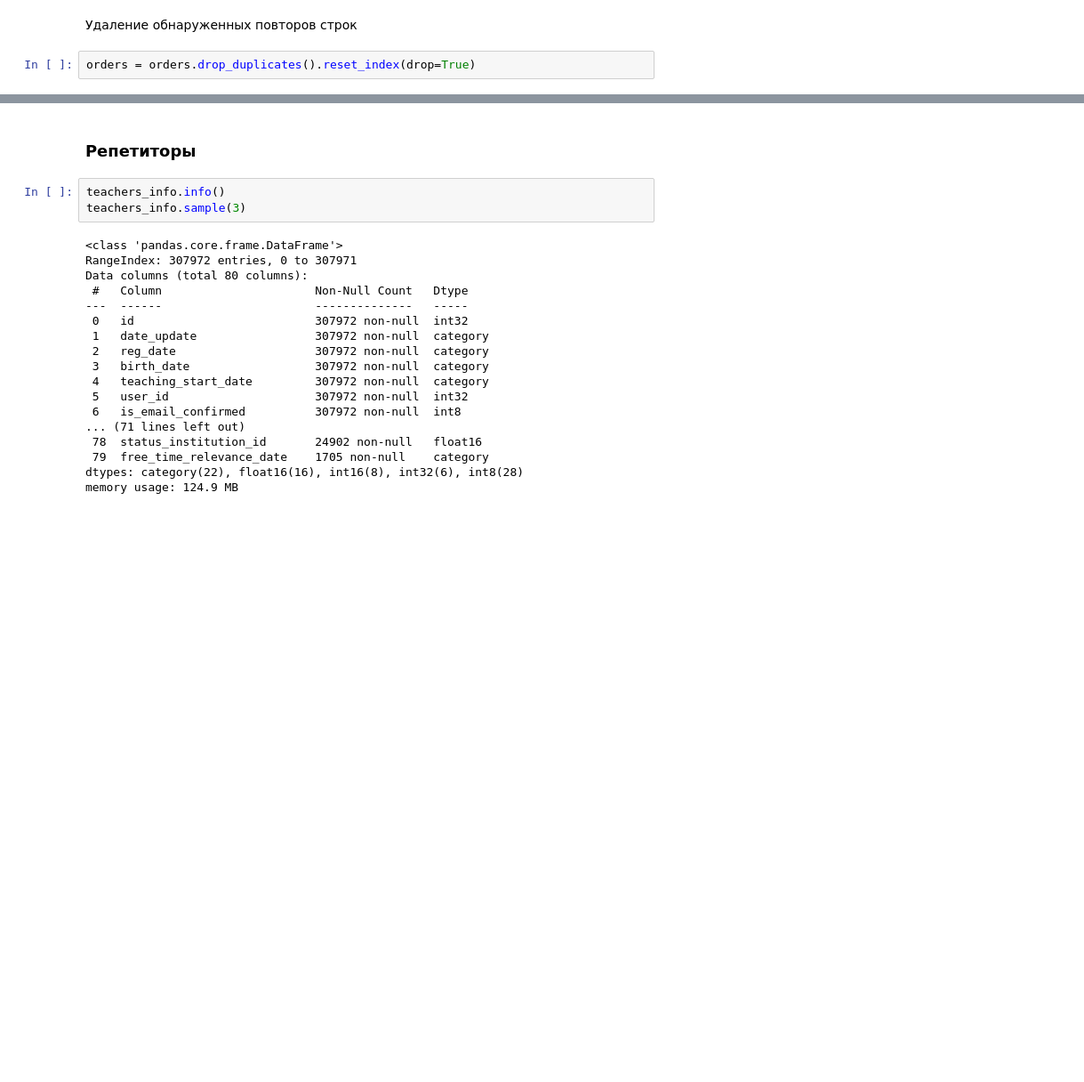
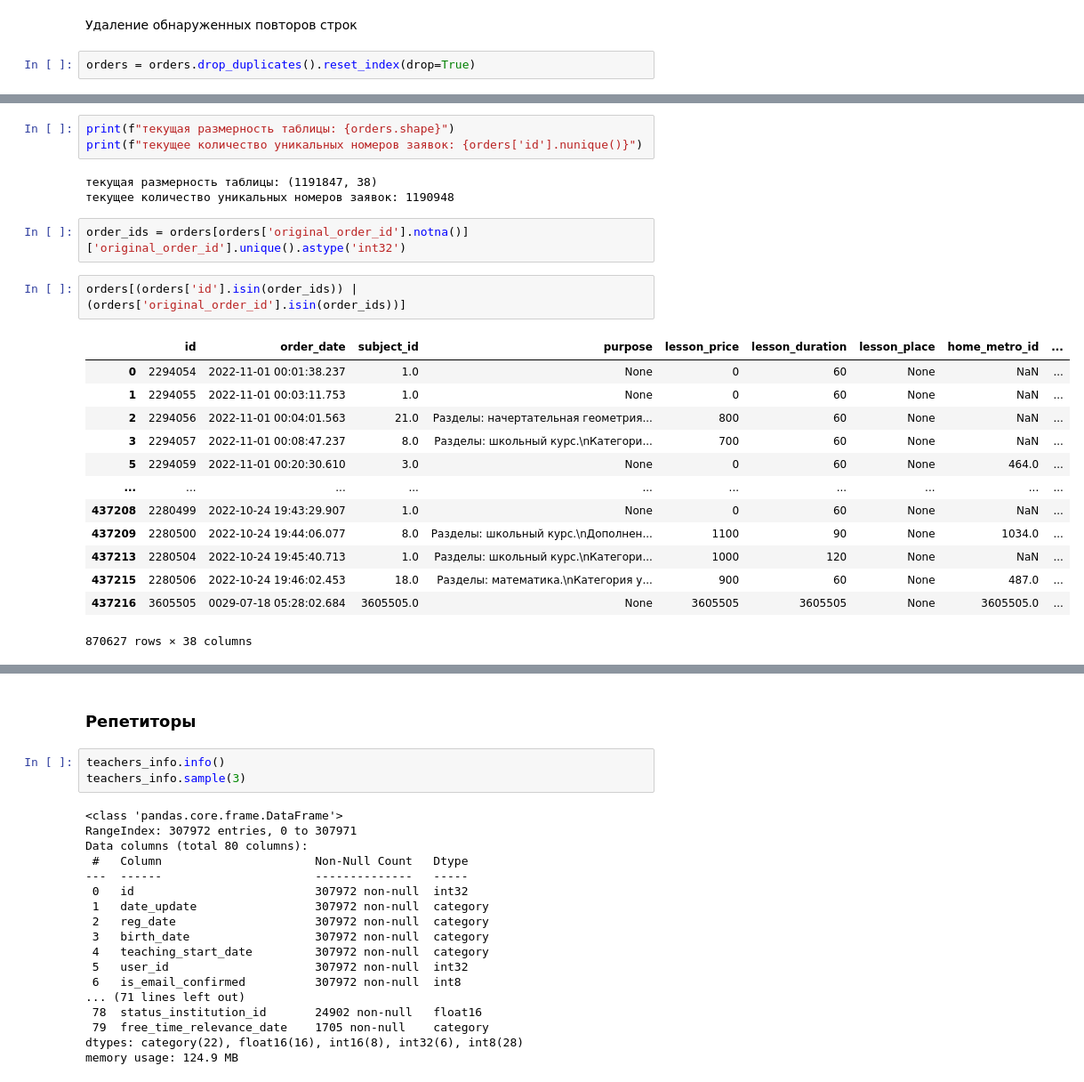
Before and after one commit to denis-42ds/classification_of_payment_requests, a Jupyter notebook: classification_of_payment_requests.ipynb, the cells around one changed output, grey strips where cells are left out. Shown at 89% size. Saved outputs shown, nothing was run; the diff lists cells and outputs as text; blank space fills up the shorter version.

```diff
--- a/classification_of_payment_requests.ipynb
+++ b/classification_of_payment_requests.ipynb
@@ -224,0 +368,24 @@ orders = orders.drop_duplicates().reset_index(drop=True)
+# %%
+print(f"текущая размерность таблицы: {orders.shape}")
+print(f"текущее количество уникальных номеров заявок: {orders['id'].nunique()}")
+# %% [output]
+текущая размерность таблицы: (1191847, 38)
+текущее количество уникальных номеров заявок: 1190948
+# %%
+order_ids = orders[orders['original_order_id'].notna()]['original_order_id'].unique().astype('int32')
+# %%
+orders[(orders['id'].isin(order_ids)) | (orders['original_order_id'].isin(order_ids))]
+# %% [output]
+|  | id | order_date | subject_id | purpose | lesson_price | lesson_duration | lesson_place | home_metro_id | ... |
+| 0 | 2294054 | 2022-11-01 00:01:38.237 | 1.0 | None | 0 | 60 | None | NaN | ... |
+| 1 | 2294055 | 2022-11-01 00:03:11.753 | 1.0 | None | 0 | 60 | None | NaN | ... |
+| 2 | 2294056 | 2022-11-01 00:04:01.563 | 21.0 | Разделы: начертательная геометрия... | 800 | 60 | None | NaN | ... |
+| 3 | 2294057 | 2022-11-01 00:08:47.237 | 8.0 | Разделы: школьный курс.\nКатегори... | 700 | 60 | None | NaN | ... |
+| 5 | 2294059 | 2022-11-01 00:20:30.610 | 3.0 | None | 0 | 60 | None | 464.0 | ... |
+| ... | ... | ... | ... | ... | ... | ... | ... | ... | ... |
+| 437208 | 2280499 | 2022-10-24 19:43:29.907 | 1.0 | None | 0 | 60 | None | NaN | ... |
+| 437209 | 2280500 | 2022-10-24 19:44:06.077 | 8.0 | Разделы: школьный курс.\nДополнен... | 1100 | 90 | None | 1034.0 | ... |
+| 437213 | 2280504 | 2022-10-24 19:45:40.713 | 1.0 | Разделы: школьный курс.\nКатегори... | 1000 | 120 | None | NaN | ... |
+| 437215 | 2280506 | 2022-10-24 19:46:02.453 | 18.0 | Разделы: математика.\nКатегория у... | 900 | 60 | None | 487.0 | ... |
+| 437216 | 3605505 | 0029-07-18 05:28:02.684 | 3605505.0 | None | 3605505 | 3605505 | None | 3605505.0 | ... |
+870627 rows × 38 columns
```
Also changed, not shown: parts of 37 cells of this notebook.
